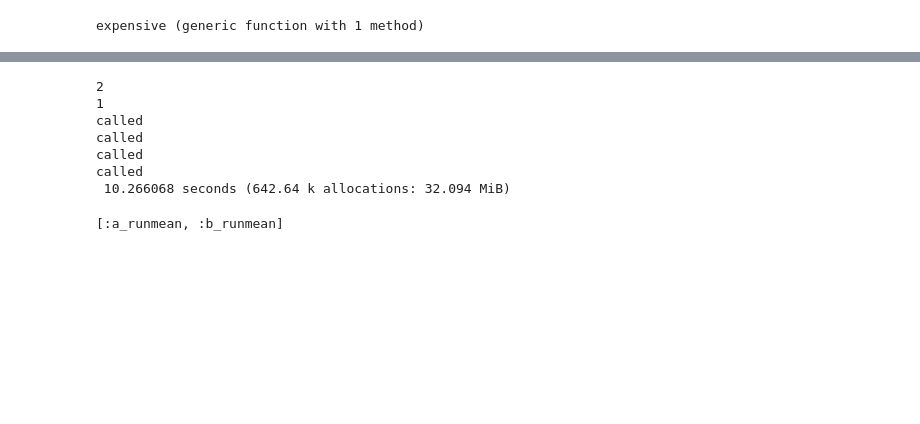
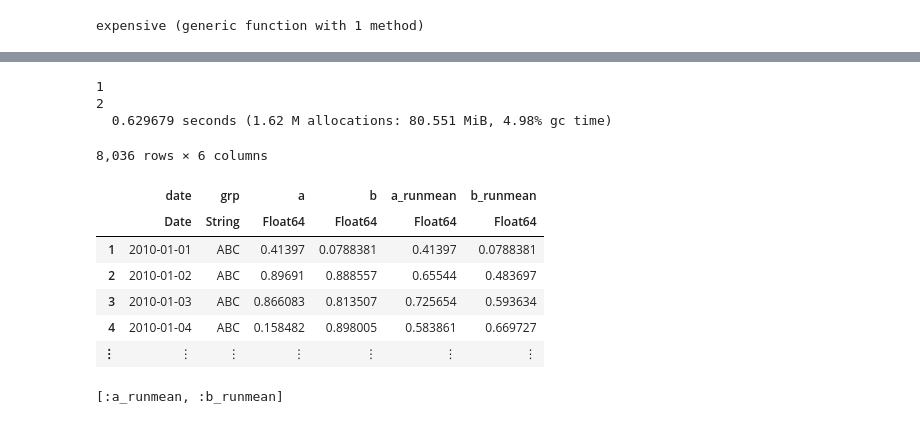
Before and after one commit to marketneutral/misc_research, a Jupyter notebook: julia_learning/dataframe_recipes.ipynb, the cells around one changed output, grey strips where cells are left out. Drawn from its saved outputs; the diff is of its cells as text; code cells hidden in the pictures; blank space fills up the shorter version.

```diff
--- a/julia_learning/dataframe_recipes.ipynb
+++ b/julia_learning/dataframe_recipes.ipynb
@@ -165,42 +161,46 @@ df = vcat(grp_list...);
 # %%
 cols = [:a, :b]
 
 new_cols = Vector{Any}(undef, length(cols))
 col_names_vector = Vector{Symbol}(undef, length(cols))
 
 gdf = groupby(df, :grp)
 
 @time begin
 @threads for i in 1:length(cols)
 #for i in 1:length(cols)
     println(i)
     c = cols[i]
     new_name = Symbol(c, "_runmean")
 
+     new_cols[i] = @pipe gdf |>
+              transform(_, c => (x-> runmean(x, 10)) => new_name) |>
+              _[!, new_name]   # get a view on the column; no copy
+
 #     new_cols[i] = @pipe gdf |>
-#              transform(_, c => (x-> runmean(x, 10)) => new_name) |>
+#              transform(_, c => (x-> expensive(x)) => new_name) |>
 #              _[!, new_name]   # get a view on the column; no copy
-
-    new_cols[i] = @pipe gdf |>
-             transform(_, c => (x-> expensive(x)) => new_name) |>
-             _[!, new_name]   # get a view on the column; no copy
 
     col_names_vector[i] = new_name
 end
 end
 
 # hcat makes copies; use insercols instead and force no copy
 insertcols!(df, (col_names_vector .=> new_cols)..., copycols=false)
 
 #show(df)
 # %% [output]
+1
 2
-1
-called
-called
-called
-called
- 10.266068 seconds (642.64 k allocations: 32.094 MiB)
+  0.629679 seconds (1.62 M allocations: 80.551 MiB, 4.98% gc time)
+8,036 rows × 6 columns
+|  | date | grp | a | b | a_runmean | b_runmean |
+|  | Date | String | Float64 | Float64 | Float64 | Float64 |
+| 1 | 2010-01-01 | ABC | 0.41397 | 0.0788381 | 0.41397 | 0.0788381 |
+| 2 | 2010-01-02 | ABC | 0.89691 | 0.888557 | 0.65544 | 0.483697 |
+| 3 | 2010-01-03 | ABC | 0.866083 | 0.813507 | 0.725654 | 0.593634 |
+| 4 | 2010-01-04 | ABC | 0.158482 | 0.898005 | 0.583861 | 0.669727 |
+| ⋮ | ⋮ | ⋮ | ⋮ | ⋮ | ⋮ | ⋮ |
 # %%
 show(col_names_vector)
 # %% [output]
```
Also changed, not shown: parts of 7 cells of this notebook, 1 other file.
